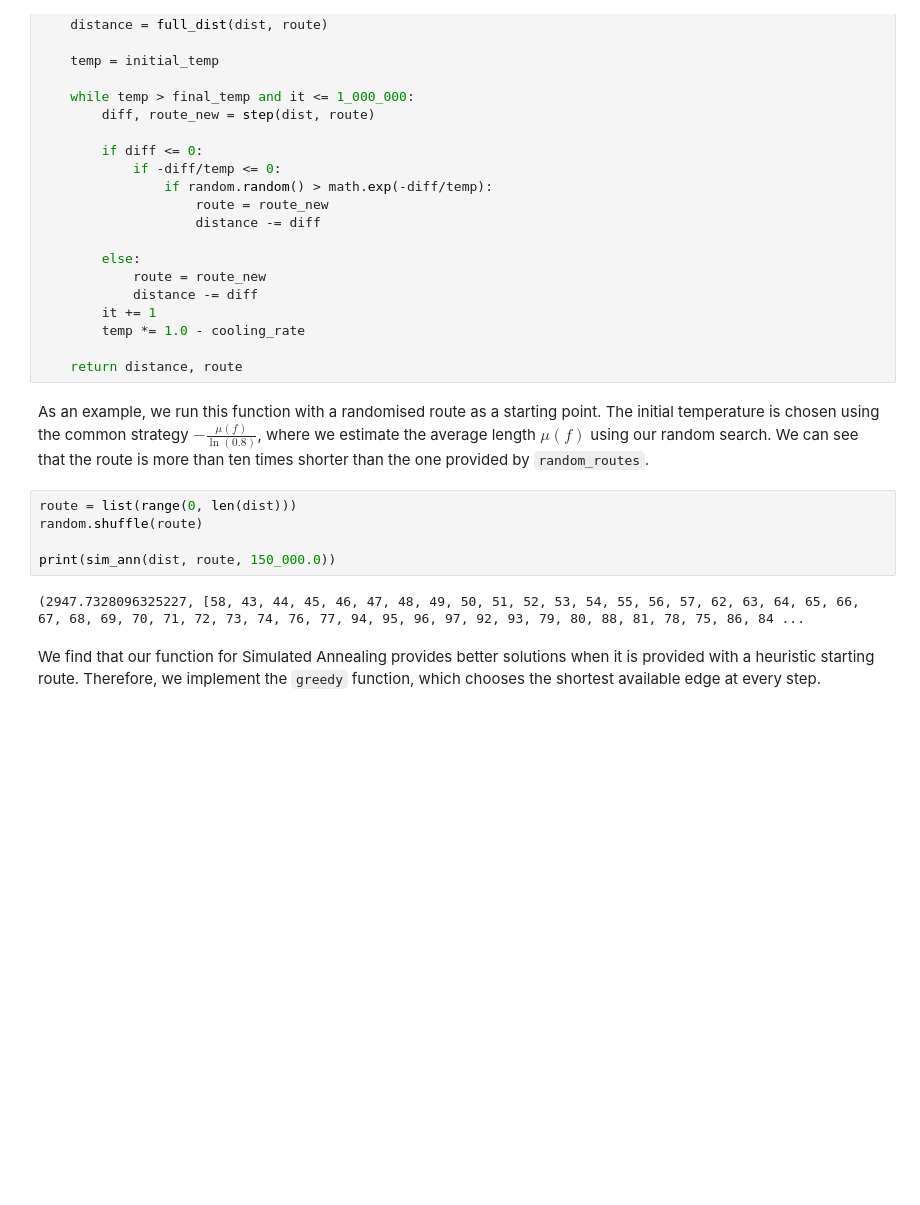
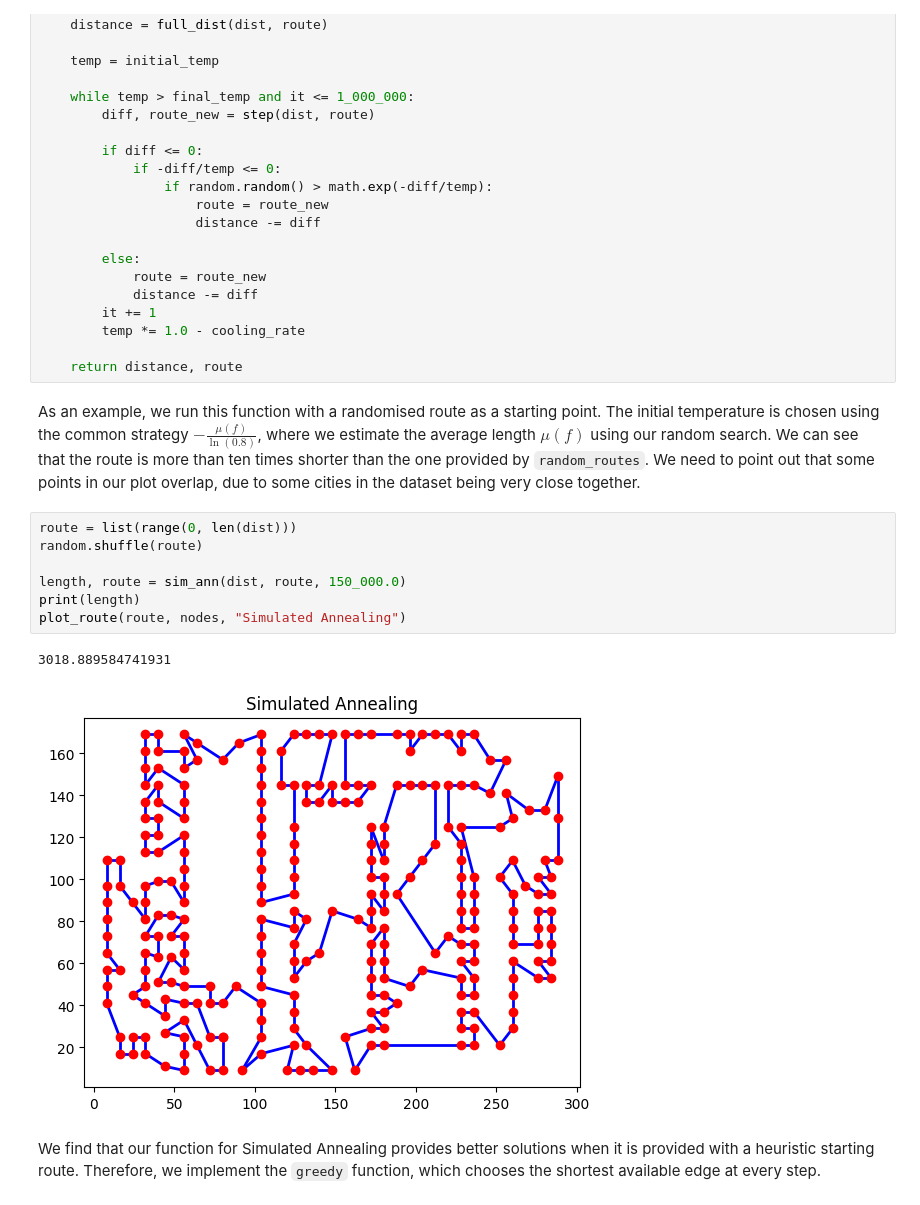
Before and after one commit to j-d-hein/TSP-SimAnn, a Jupyter notebook: tsp.ipynb, the cells around one changed output. Drawn from its saved outputs; the diff is of its cells as text; blank space fills up the shorter version.

```diff
--- a/tsp.ipynb
+++ b/tsp.ipynb
@@ -149,14 +168,17 @@ def sim_ann(dist, initial_route, initial_temp):
 
     return distance, route
 # %% [markdown]
-As an example, we run this function with a randomised route as a starting point. The initial temperature is chosen using the common strategy $-\frac{\mu(f)}{\ln(0.8)}$, where we estimate the average length $\mu(f)$ using our random search. We can see that the route is more than ten times shorter than the one provided by `random_routes`.
+As an example, we run this function with a randomised route as a starting point. The initial temperature is chosen using the common strategy $-\frac{\mu(f)}{\ln(0.8)}$, where we estimate the average length $\mu(f)$ using our random search. We can see that the route is more than ten times shorter than the one provided by `random_routes`. We need to point out that some points in our plot overlap, due to some cities in the dataset being very close together.
 # %%
 route = list(range(0, len(dist)))
 random.shuffle(route)
 
-print(sim_ann(dist, route, 150_000.0))
+length, route = sim_ann(dist, route, 150_000.0)
+print(length)
+plot_route(route, nodes, "Simulated Annealing")
 # %% [output]
-(2947.7328096325227, [58, 43, 44, 45, 46, 47, 48, 49, 50, 51, 52, 53, 54, 55, 56, 57, 62, 63, 64, 65, 66, 67, 68, 69, 70, 71, 72, 73, 74, 76, 77, 94, 95, 96, 97, 92, 93, 79, 80, 88, 81, 78, 75, 86, 84 ...
+3018.889584741931
+[figure, added]
 # %% [markdown]
 We find that our function for Simulated Annealing provides better solutions when it is provided with a heuristic starting route. Therefore, we implement the `greedy` function, which chooses the shortest available edge at every step.
 # %%
```
Also changed, not shown: parts of 9 cells of this notebook.
